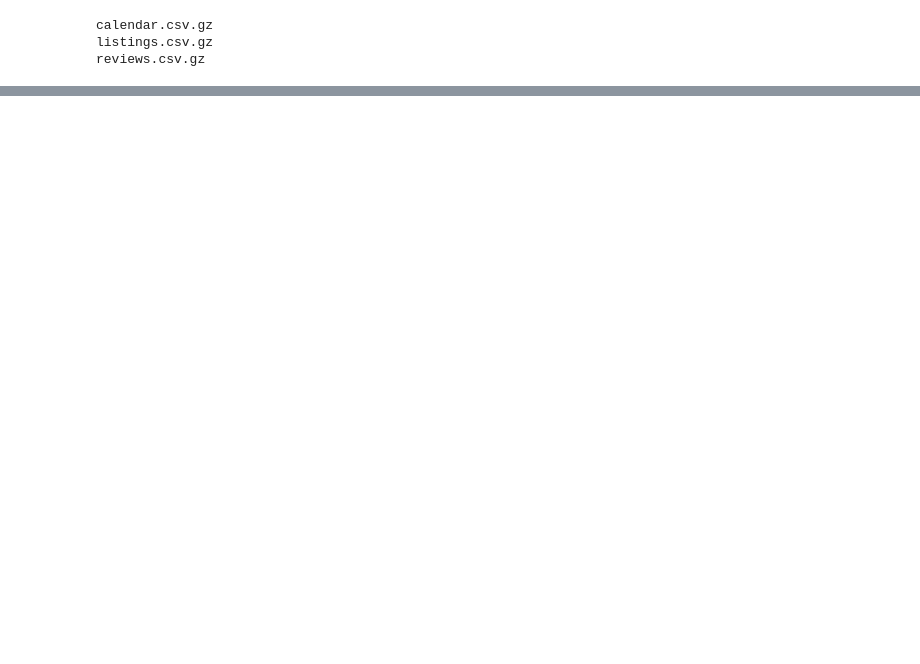
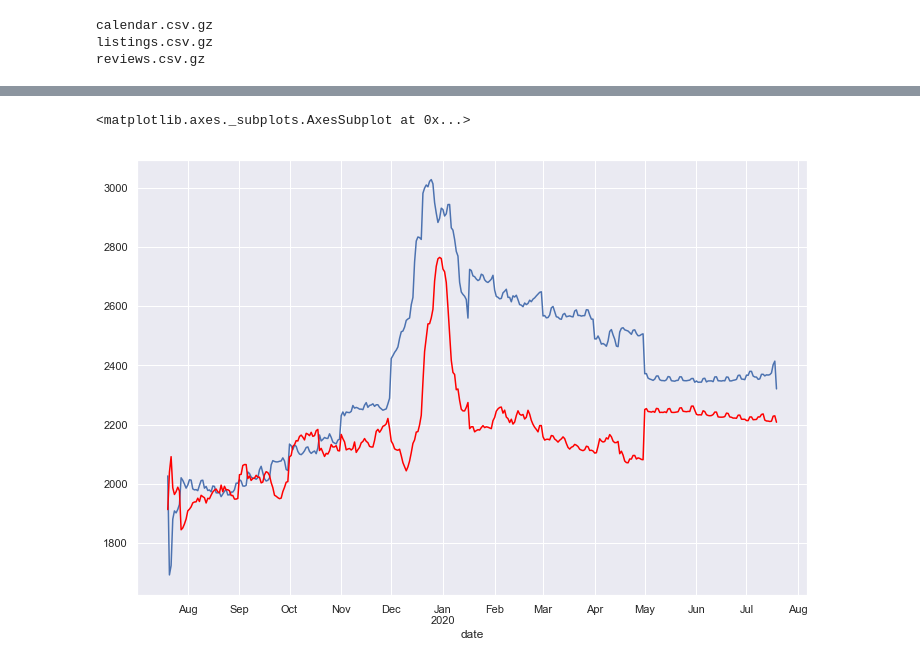
Before and after one commit to feeblefruits/airbnb_ct, a Jupyter notebook: airbnb_ct_eda.ipynb, the cells around one changed output, grey strips where cells are left out. Cells and saved outputs as stored; diff of their text form; code cells hidden in the pictures; blank space fills up the shorter version.

```diff
--- a/airbnb_ct_eda.ipynb
+++ b/airbnb_ct_eda.ipynb
@@ -41,0 +83,7 @@ memory usage: 450.2+ MB
+# %%
+available_df['adjusted_price'].groupby(available_df['date']).mean().plot(figsize=(12, 8))
+not_available_df['adjusted_price'].groupby(not_available_df['date']).mean().plot(figsize=(12, 8),
+                                                                                 color='red')
+# %% [output]
+<matplotlib.axes._subplots.AxesSubplot at 0x...>
+[figure, added]
```
Also changed, not shown: parts of 40 cells of this notebook, 3 other files.
